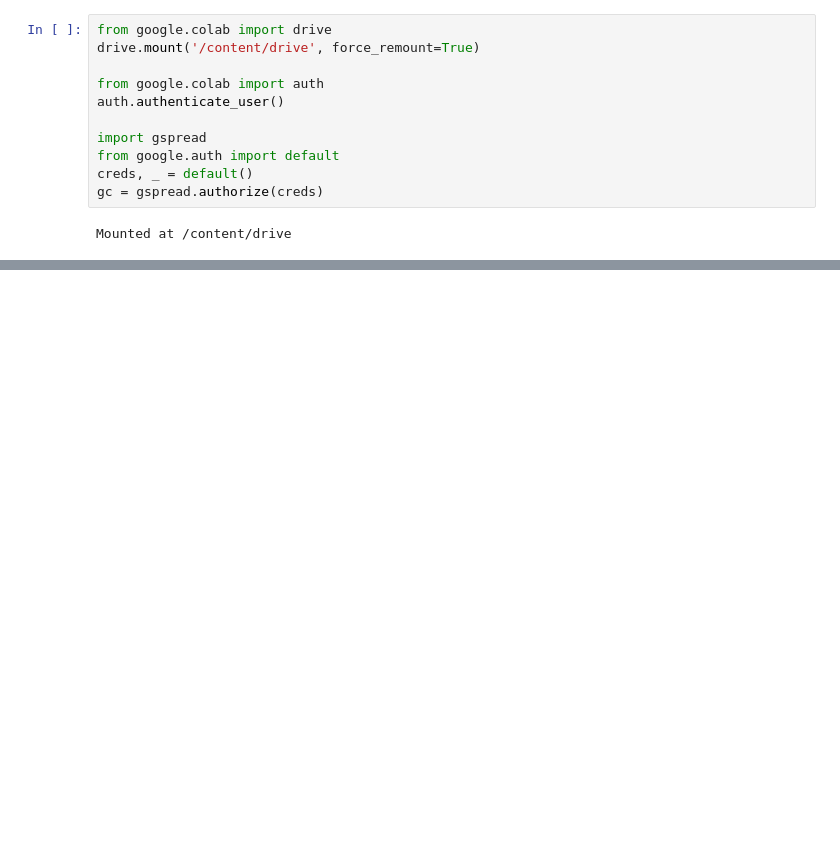
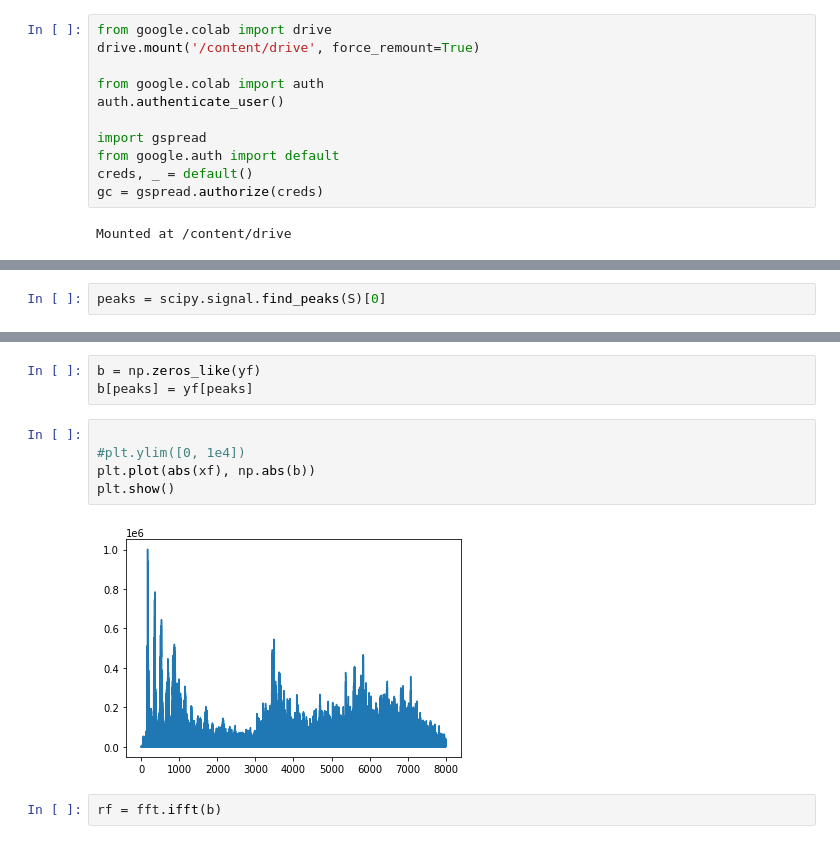
Before and after one commit to VascoBartolo/SP_project, a Jupyter notebook: niki_sp.ipynb, the cells around one changed output, grey strips where cells are left out. Cells and saved outputs as stored; diff of their text form; blank space fills up the shorter version.

```diff
--- a/niki_sp.ipynb
+++ b/niki_sp.ipynb
@@ -38,0 +118,2 @@ sns.lineplot(data = faudios[0][1][0::10])
+# %%
+peaks = scipy.signal.find_peaks(S)[0]
@@ -38,0 +123,12 @@ sns.lineplot(data = faudios[0][1][0::10])
+# %%
+b = np.zeros_like(yf)
+b[peaks] = yf[peaks]
+# %%
+
+#plt.ylim([0, 1e4])
+plt.plot(abs(xf), np.abs(b))
+plt.show()
+# %% [output]
+[figure, added]
+# %%
+rf = fft.ifft(b)
```
Also changed, not shown: parts of 88 cells of this notebook.
